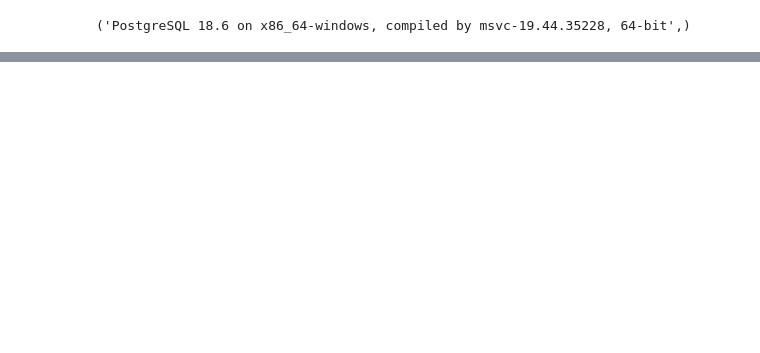
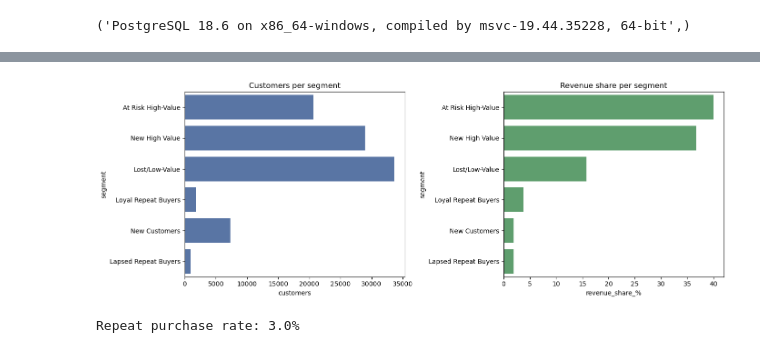
Before and after one commit to Shauryavish010/E-commerce-Customer-Retention-and-RFM-Analytics, a Jupyter notebook: python/customer_analysis.ipynb, the cells around one changed output, grey strips where cells are left out. Drawn from its saved outputs; the diff is of its cells as text; code cells hidden in the pictures; blank space fills up the shorter version.

```diff
--- a/python/customer_analysis.ipynb
+++ b/python/customer_analysis.ipynb
@@ -103,0 +161,17 @@ UsageError: Line magic function `%git` not found.
+# %%
+rfm["R"] = rfm["R"].astype(int)
+rfm["M"] = rfm["M"].astype(int)
+
+def segment(row):
+    if row["frequency"] >= 2:
+        return "Loyal Repeat Buyers" if row["R"] >= 3 else "Lapsed Repeat Buyers"
+    if row["R"] >= 4 and row["M"] >= 2:
+        return "New High Value"
+    if row["R"] >= 4:
+        return "New Customers"
+    if row["M"] >= 4:
+        return "At Risk High-Value"
+    return "Lost/Low-Value"
+
+rfm["segment"] = rfm.apply(segment, axis = 1)
+rfm["segment"].value_counts()
@@ -103,0 +187,12 @@ UsageError: Line magic function `%git` not found.
+# %%
+summary = rfm.groupby("segment").agg(
+    customers = ("customer_unique_id", "count"),
+    avg_recency_days = ("recency", "mean"),
+    avg_frequency = ("frequency", "mean"),
+    avg_spend = ("monetary", "mean"),
+    revenue = ("monetary", "sum")
+).round(1)
+
+summary["customer_share %"] = (summary["customers"] / summary["customers"].sum() *100).round(1)
+summary["revenue_share_%"] = (summary["revenue"] / summary["revenue"].sum() *100).round(1)
+summary.sort_values("revenue", ascending = False)
@@ -103,0 +208,21 @@ UsageError: Line magic function `%git` not found.
+# %%
+import matplotlib.pyplot as plt
+import seaborn as sns
+
+orders = summary.sort_values("revenue", ascending = False).index
+fig, ax = plt.subplots(1,2, figsize = (14,5))
+sns.barplot(x = summary.loc[orders, "customers"], y = orders, ax = ax[0], color = '#4C72B0')
+ax[0].set_title("Customers per segment")
+
+sns.barplot(x = summary.loc[orders, "revenue_share_%"], y = orders, ax = ax[1], color = "#55A868")
+ax[1].set_title("Revenue share per segment")
+
+plt.tight_layout()
+plt.show()
+# %% [output]
+[figure, added]
+# %%
+repeat_rate = (rfm["frequency"] >= 2).mean() *100
+print(f"Repeat purchase rate: {repeat_rate:.1f}%")
+# %% [output]
+Repeat purchase rate: 3.0%
```
Also changed, not shown: parts of 12 cells of this notebook, 2 other files.
